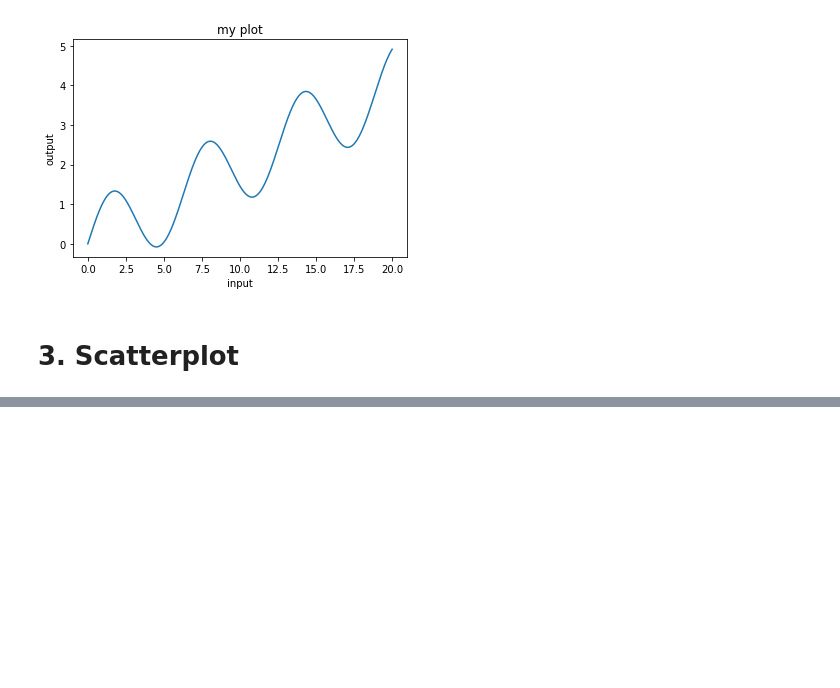
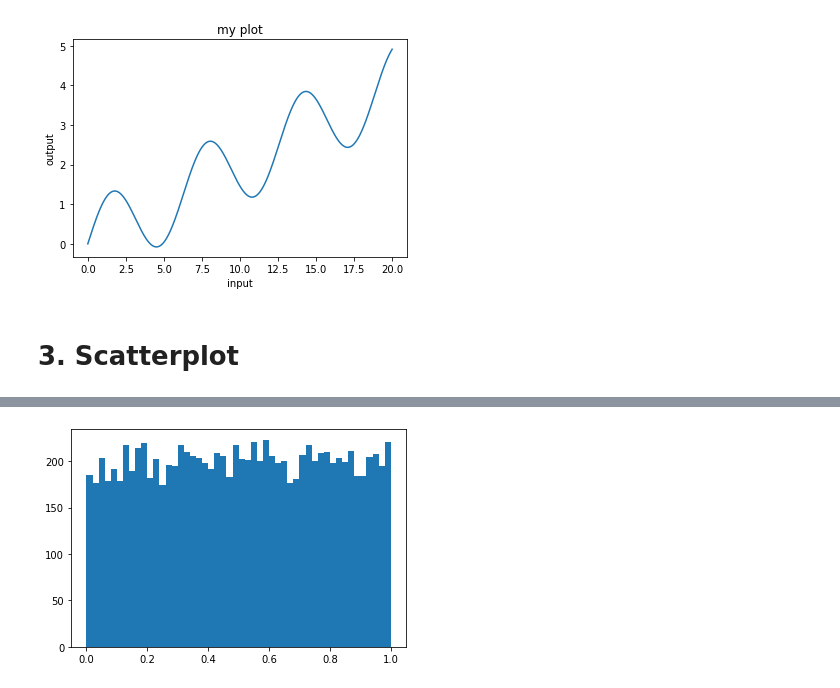
Before and after one commit to clshu/LP_numpy_stack, a Jupyter notebook: Matplotlib_LP.ipynb, the cells around one changed output, grey strips where cells are left out. Cells and saved outputs as stored; diff of their text form; code cells hidden in the pictures; blank space fills up the shorter version.

```diff
--- a/Matplotlib_LP.ipynb
+++ b/Matplotlib_LP.ipynb
@@ -42,0 +55,6 @@ plt.scatter(X[:,0], X[:,1], c=Y);
+# %%
+Y = np.random.random(10000)
+
+plt.hist(Y, bins=50);
+# %% [output]
+[figure, added]
```
Also changed, not shown: parts of 6 cells of this notebook.
